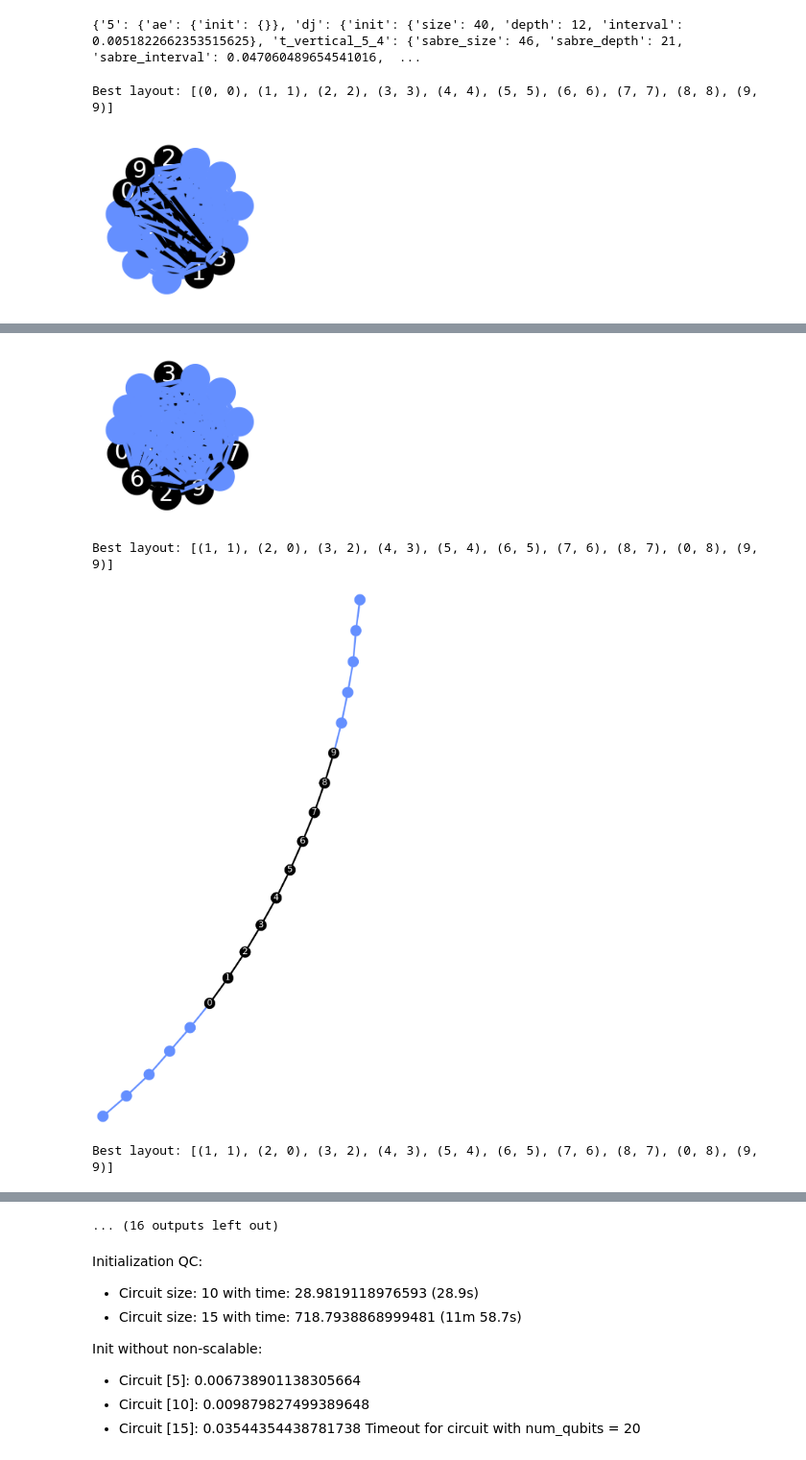
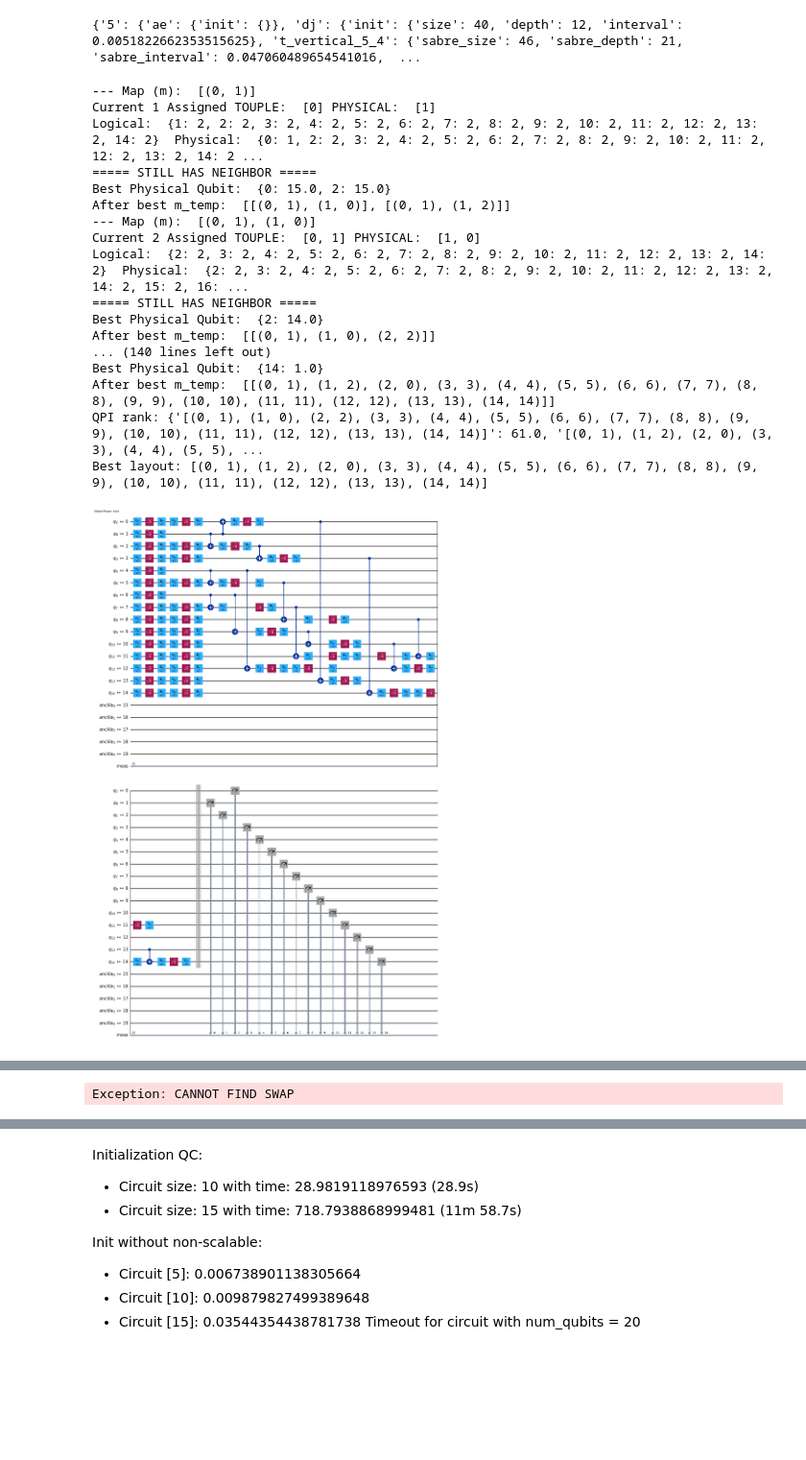
Before and after one commit to natashaval/qubit-mapping-distributed-qc, a Jupyter notebook: 5_benchmarking.ipynb, the cells around one changed output, grey strips where cells are left out. Shown at 96% size. Saved outputs shown, nothing was run; the diff lists cells and outputs as text; code cells hidden in the pictures; blank space fills up the shorter version.

Commit message:
remove assigned swap list

```diff
--- a/5_benchmarking.ipynb
+++ b/5_benchmarking.ipynb
@@ -302,10 +320,27 @@ def update_dict_size_depth(qc, dag, layout_name, num_qubits, num_group, routing_
     with Timer() as t:
         backend = build_generic_backend(layout_name, num_qubits, num_group)
         mapping = InteractionMapping(backend.coupling_map, dag)
-        print(f"Best layout: {mapping.get_best_qpi_layout()}")
-        pm = build_pass_manager(routing_option, backend, mapping.get_best_qpi_layout())
-        isa = pm.run(qc)
-        display(plot_circuit_layout(isa, backend))
+        best_layout = mapping.get_best_qpi_layout()
+        print(f"QPI rank: {mapping.qpi_rank}")
+        print(f"Best layout: {best_layout}")
+        # pm = build_pass_manager(routing_option, backend, mapping.get_best_qpi_layout())
+        staged_pass = StagedPassManager()
+        staged_pass.layout = PassManager(InteractionLayout(
+            coupling_map=backend.coupling_map, initial_map=best_layout
+        ))
+        staged_pass.layout += generate_embed_passmanager(backend.coupling_map)
+        isa = staged_pass.run(qc)
+        display(isa.draw('mpl'))
+        display(plot_circuit_layout(isa, backend, view='virtual'))
+        display(plot_circuit_layout(isa, backend, view='physical'))
+
+        staged_pass.routing = generate_routing_passmanager(
+            DynamicLookaheadSwap(backend.coupling_map), target=backend.coupling_map
+        )
+
+        isa = staged_pass.run(qc)
+        display(plot_circuit_layout(isa, backend, view='virtual'))
+        display(plot_circuit_layout(isa, backend, view='physical'))
 
     if f'{layout_name}_{num_qubits}_{num_group}' not in dict_benchmark[str(circuit_size)][benchmark_name]:
         dict_benchmark[str(circuit_size)][benchmark_name][f'{layout_name}_{num_qubits}_{num_group}'] = {}
@@ -346,29 +381,47 @@ benchmark_name_list = [
 
 # Probably it stops because at the very end, cannot go back?
 # %%
-circuit_size = 10
-benchmark_name = "wstate"
+circuit_size = 15
+benchmark_name = "graphstate"
 # for circuit_size in circuit_size_list:
 # for benchmark_name in benchmark_name_list:
 qc, dag = start_initial_benchmark(benchmark_name=benchmark_name, circuit_size=circuit_size, dict_benchmark=dict_benchmark)
-routing_options = ['sabre', 'lookahead']
+routing_options = [
+    # 'sabre',
+    'lookahead']
 
 distributed_options = [
-    ['full', 20, 1],
+    # ['full', 20, 1],
     ['line', 5, 4],
-    ['ring', 10, 2],
-    ['ring', 5, 4],
-    ['grid', 9, 2],
-    ['t_horizontal', 5, 4],
-    ['t_vertical', 5, 4]
+    # ['ring', 10, 2],
+    # ['ring', 5, 4],
+    # ['grid', 9, 2],
+    # ['t_horizontal', 5, 4],
+    # ['t_vertical', 5, 4]
 ]
 
 for layout_name, num_qubits, num_group in distributed_options:
     for routing_option in routing_options:
         update_dict_size_depth(qc, dag, layout_name, num_qubits, num_group, routing_option, dict_benchmark)
 
 # Circuit size: 5 with time: 6.1507463455200195 (6.1s)
 # DJ [5] takes 21m 2.8s long, not sure how long anymore
 # %% [output]
-Best layout: [(0, 0), (1, 1), (2, 2), (3, 3), (4, 4), (5, 5), (6, 6), (7, 7), (8, 8), (9, 9)]
+--- Map (m):  [(0, 1)]
+Current 1 Assigned TOUPLE:  [0] PHYSICAL:  [1]
+Logical:  {1: 2, 2: 2, 3: 2, 4: 2, 5: 2, 6: 2, 7: 2, 8: 2, 9: 2, 10: 2, 11: 2, 12: 2, 13: 2, 14: 2}  Physical:  {0: 1, 2: 2, 3: 2, 4: 2, 5: 2, 6: 2, 7: 2, 8: 2, 9: 2, 10: 2, 11: 2, 12: 2, 13: 2, 14: 2 ...
+===== STILL HAS NEIGHBOR =====
+Best Physical Qubit:  {0: 15.0, 2: 15.0}
+After best m_temp:  [[(0, 1), (1, 0)], [(0, 1), (1, 2)]]
+--- Map (m):  [(0, 1), (1, 0)]
+Current 2 Assigned TOUPLE:  [0, 1] PHYSICAL:  [1, 0]
+Logical:  {2: 2, 3: 2, 4: 2, 5: 2, 6: 2, 7: 2, 8: 2, 9: 2, 10: 2, 11: 2, 12: 2, 13: 2, 14: 2}  Physical:  {2: 2, 3: 2, 4: 2, 5: 2, 6: 2, 7: 2, 8: 2, 9: 2, 10: 2, 11: 2, 12: 2, 13: 2, 14: 2, 15: 2, 16: ...
+===== STILL HAS NEIGHBOR =====
+Best Physical Qubit:  {2: 14.0}
+After best m_temp:  [[(0, 1), (1, 0), (2, 2)]]
+... (140 lines left out)
+Best Physical Qubit:  {14: 1.0}
+After best m_temp:  [[(0, 1), (1, 2), (2, 0), (3, 3), (4, 4), (5, 5), (6, 6), (7, 7), (8, 8), (9, 9), (10, 10), (11, 11), (12, 12), (13, 13), (14, 14)]]
+QPI rank: {'[(0, 1), (1, 0), (2, 2), (3, 3), (4, 4), (5, 5), (6, 6), (7, 7), (8, 8), (9, 9), (10, 10), (11, 11), (12, 12), (13, 13), (14, 14)]': 61.0, '[(0, 1), (1, 2), (2, 0), (3, 3), (4, 4), (5, 5), ...
+Best layout: [(0, 1), (1, 2), (2, 0), (3, 3), (4, 4), (5, 5), (6, 6), (7, 7), (8, 8), (9, 9), (10, 10), (11, 11), (12, 12), (13, 13), (14, 14)]
-[figure, old version]
+[figure, new version]
@@ -376,4 +447 @@ Best layout: [(0, 0), (1, 1), (2, 2), (3, 3), (4, 4), (5, 5), (6, 6), (7, 7), (8
-[figure, old version]
-Best layout: [(1, 1), (2, 0), (3, 2), (4, 3), (5, 4), (6, 5), (7, 6), (8, 7), (0, 8), (9, 9)]
+Exception: CANNOT FIND SWAP
-[figure, old version]
-Best layout: [(1, 1), (2, 0), (3, 2), (4, 3), (5, 4), (6, 5), (7, 6), (8, 7), (0, 8), (9, 9)]
@@ -385,4 +448,3 @@ Best layout: [(1, 9), (2, 10), (3, 8), (4, 0), (5, 19), (6, 11), (7, 7), (8, 1),
-... (16 outputs left out)
 # %%
 save_dict_to_file(dict_benchmark)
 # %% [markdown]
```
Also changed, not shown: parts of 4 cells of this notebook, 5 other files.
